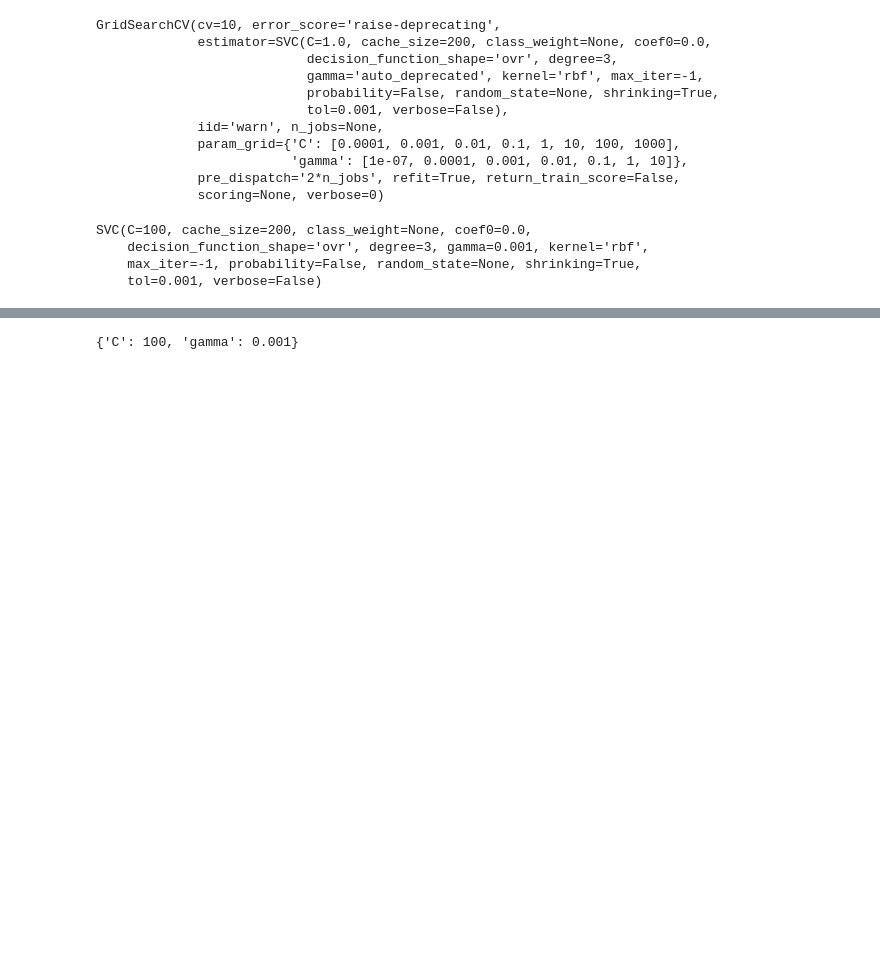
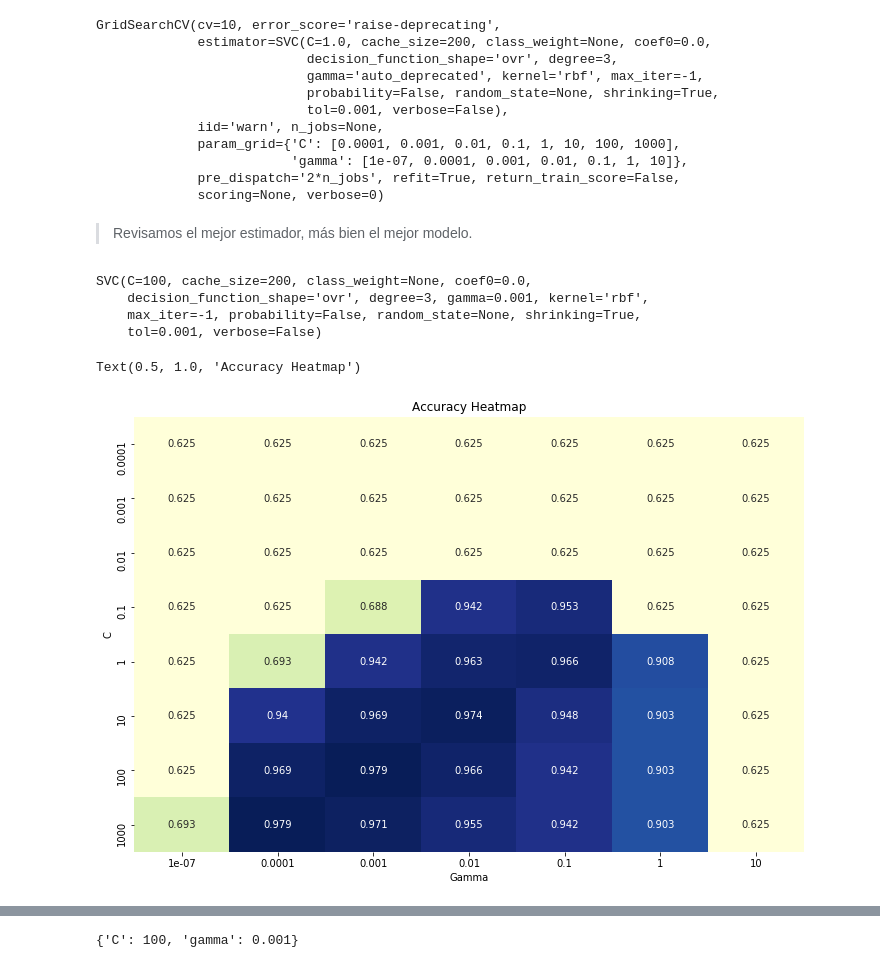
Before and after one commit to ridexmoler/modulo-machine-learning, a Jupyter notebook: semana3/sesion5/Pablo-Rocco-ACT005/notebook.ipynb, the cells around one changed output, grey strips where cells are left out. Drawn from its saved outputs; the diff is of its cells as text; code cells hidden in the pictures; blank space fills up the shorter version.

```diff
--- a/semana3/sesion5/Pablo-Rocco-ACT005/notebook.ipynb
+++ b/semana3/sesion5/Pablo-Rocco-ACT005/notebook.ipynb
@@ -332,6 +356,8 @@ GridSearchCV(cv=10, error_score='raise-deprecating',
                          'gamma': [1e-07, 0.0001, 0.001, 0.01, 0.1, 1, 10]},
              pre_dispatch='2*n_jobs', refit=True, return_train_score=False,
              scoring=None, verbose=0)
+# %% [markdown]
+> Revisamos el mejor estimador, más bien el mejor modelo.
 # %%
 estimatecv_less_overlapping.best_estimator_
 # %% [output]
@@ -339,3 +365,19 @@ SVC(C=100, cache_size=200, class_weight=None, coef0=0.0,
     decision_function_shape='ovr', degree=3, gamma=0.001, kernel='rbf',
     max_iter=-1, probability=False, random_state=None, shrinking=True,
     tol=0.001, verbose=False)
+# %%
+cv_params_2 = np.array(estimatecv_less_overlapping.cv_results_['mean_test_score']).reshape(8, 7)
+plt.figure(figsize=(12, 8))
+sns.heatmap(cv_params_2,
+            annot = True,
+            cmap = 'YlGnBu',
+            cbar = False,
+            xticklabels=gamma_param_range,
+            yticklabels=c_param_range,
+            fmt='.3')
+plt.xlabel('Gamma')
+plt.ylabel('C')
+plt.title('Accuracy Heatmap')
+# %% [output]
+Text(0.5, 1.0, 'Accuracy Heatmap')
+[figure, added]
```
Also changed, not shown: parts of 35 cells of this notebook.
